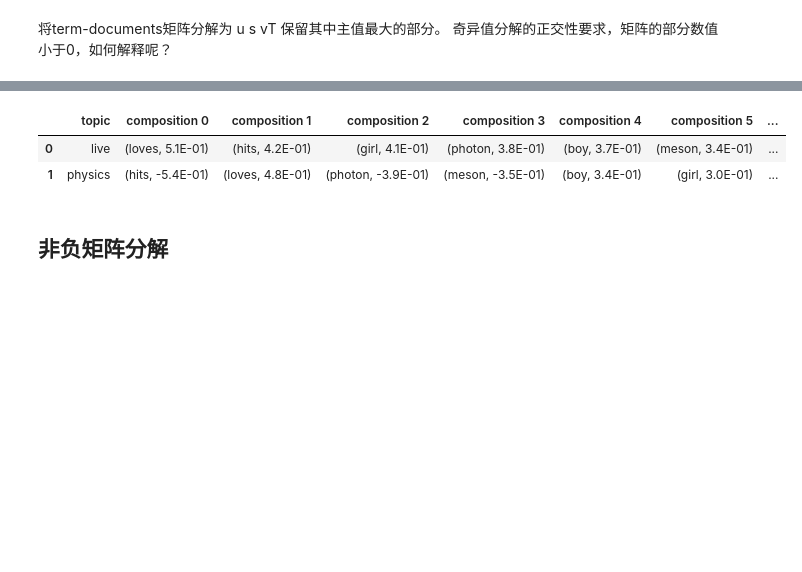
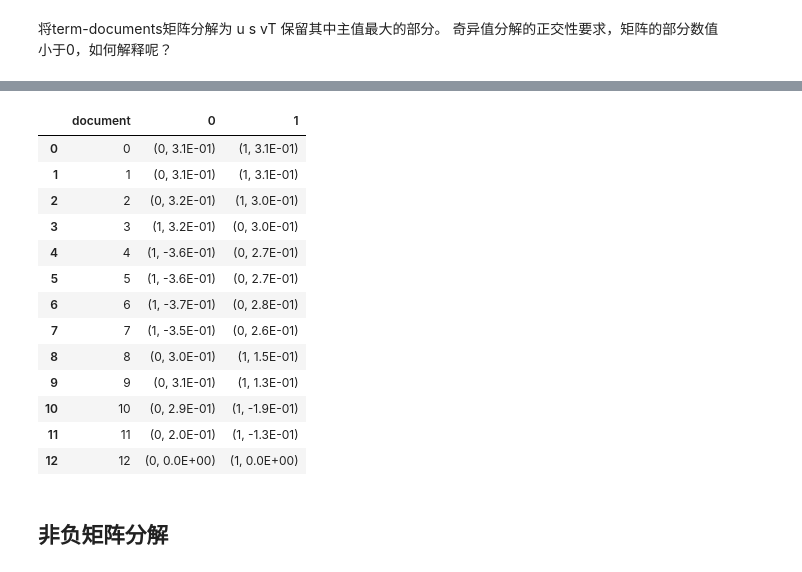
Before and after one commit to lhprojects/blog, a Jupyter notebook: JupyterNotebooks/LSA.ipynb, the cells around one changed output, grey strips where cells are left out. Saved outputs shown, nothing was run; the diff lists cells and outputs as text; code cells hidden in the pictures; blank space fills up the shorter version.

```diff
--- a/JupyterNotebooks/LSA.ipynb
+++ b/JupyterNotebooks/LSA.ipynb
@@ -776,5 +755,6 @@ term frequency [5. 6. 5. 5. 6. 5. 1.]
 lsa = SVD_LSA()
 lsa.set_documents(documents)
 lsa.topic_decompose(ntopics=2, term_weight="TFIDF")
-lsa.print_mat(topic_names=["live","physics"])
+display(lsa.get_topic_compositions())
+display(lsa.get_doc_compositions())
 # %% [output]
@@ -795,6 +764,17 @@ lsa.print_mat(topic_names=["live","physics"])
-|  | topic | composition 0 | composition 1 | composition 2 | composition 3 | composition 4 | composition 5 | ... |
-| 0 | live | (loves, 5.1E-01) | (hits, 4.2E-01) | (girl, 4.1E-01) | (photon, 3.8E-01) | (boy, 3.7E-01) | (meson, 3.4E-01) | ... |
-| 1 | physics | (hits, -5.4E-01) | (loves, 4.8E-01) | (photon, -3.9E-01) | (meson, -3.5E-01) | (boy, 3.4E-01) | (girl, 3.0E-01) | ... |
+|  | document | 0 | 1 |
+| 0 | 0 | (0, 3.1E-01) | (1, 3.1E-01) |
+| 1 | 1 | (0, 3.1E-01) | (1, 3.1E-01) |
+| 2 | 2 | (0, 3.2E-01) | (1, 3.0E-01) |
+| 3 | 3 | (1, 3.2E-01) | (0, 3.0E-01) |
+| 4 | 4 | (1, -3.6E-01) | (0, 2.7E-01) |
+| 5 | 5 | (1, -3.6E-01) | (0, 2.7E-01) |
+| 6 | 6 | (1, -3.7E-01) | (0, 2.8E-01) |
+| 7 | 7 | (1, -3.5E-01) | (0, 2.6E-01) |
+| 8 | 8 | (0, 3.0E-01) | (1, 1.5E-01) |
+| 9 | 9 | (0, 3.1E-01) | (1, 1.3E-01) |
+| 10 | 10 | (0, 2.9E-01) | (1, -1.9E-01) |
+| 11 | 11 | (0, 2.0E-01) | (1, -1.3E-01) |
+| 12 | 12 | (0, 0.0E+00) | (1, 0.0E+00) |
 # %% [markdown]
 ## 非负矩阵分解
 # %% [markdown]
```
Also changed, not shown: parts of 25 cells of this notebook.
